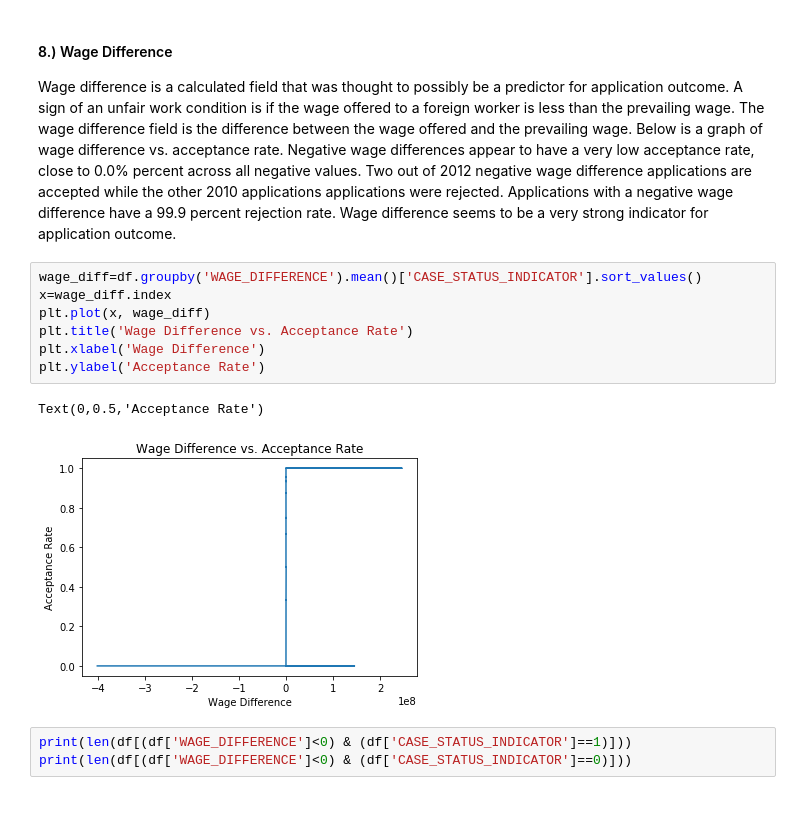
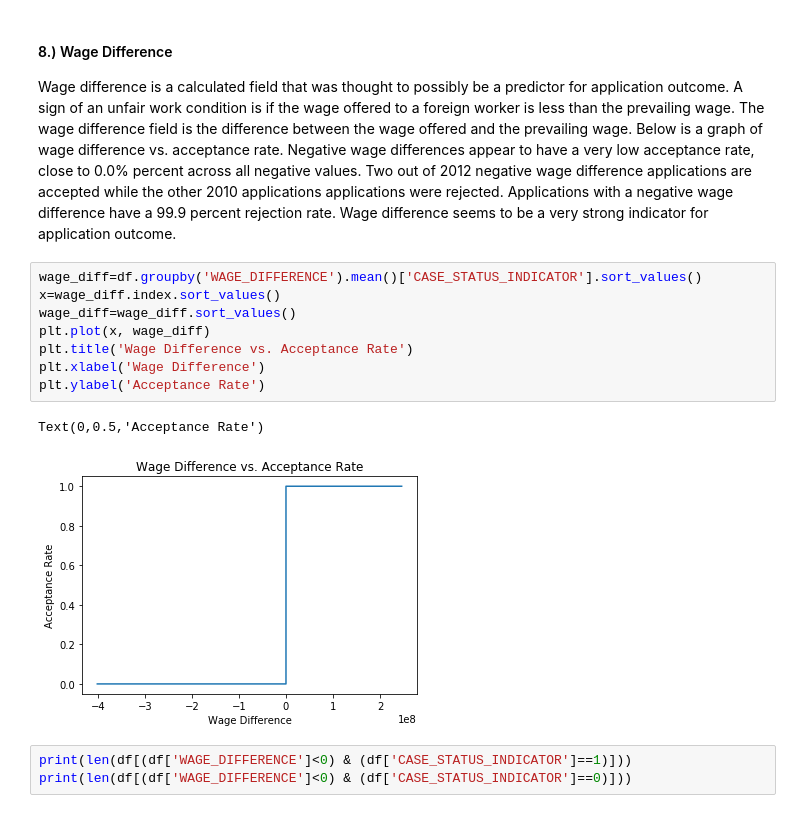
Before and after one commit to sopaturi/Springboard, a Jupyter notebook: Capstone Project/Capstone Project-EDA.ipynb, the cells around one changed output. Saved outputs shown, nothing was run; the diff lists cells and outputs as text.

```diff
--- a/Capstone Project/Capstone Project-EDA.ipynb
+++ b/Capstone Project/Capstone Project-EDA.ipynb
@@ -474,14 +475,15 @@ print(np.mean(y['WAGE_RATE_OF_PAY_FROM']))
 Wage difference is a calculated field that was thought to possibly be a predictor for application outcome.  A sign of an unfair work condition is if the wage offered to a foreign worker is less than the prevailing wage.  The wage difference field is the difference between the wage offered and the prevailing wage.  Below is a graph of wage difference vs. acceptance rate.  Negative wage differences appear to have a very low acceptance rate, close to 0.0% percent across all negative values.  Two out of 2012 negative wage difference applications are accepted while the other 2010 applications applications were rejected.  Applications with a negative wage difference have a 99.9 percent rejection rate.  Wage difference seems to be a very strong indicator for application outcome.
 # %%
 wage_diff=df.groupby('WAGE_DIFFERENCE').mean()['CASE_STATUS_INDICATOR'].sort_values()
-x=wage_diff.index
+x=wage_diff.index.sort_values()
+wage_diff=wage_diff.sort_values()
 plt.plot(x, wage_diff)
 plt.title('Wage Difference vs. Acceptance Rate')
 plt.xlabel('Wage Difference')
 plt.ylabel('Acceptance Rate')
 # %% [output]
 Text(0,0.5,'Acceptance Rate')
-[figure, old version]
+[figure, new version]
 # %%
 print(len(df[(df['WAGE_DIFFERENCE']<0) & (df['CASE_STATUS_INDICATOR']==1)]))
 print(len(df[(df['WAGE_DIFFERENCE']<0) & (df['CASE_STATUS_INDICATOR']==0)]))
```
Also changed, not shown: parts of 25 cells of this notebook.
